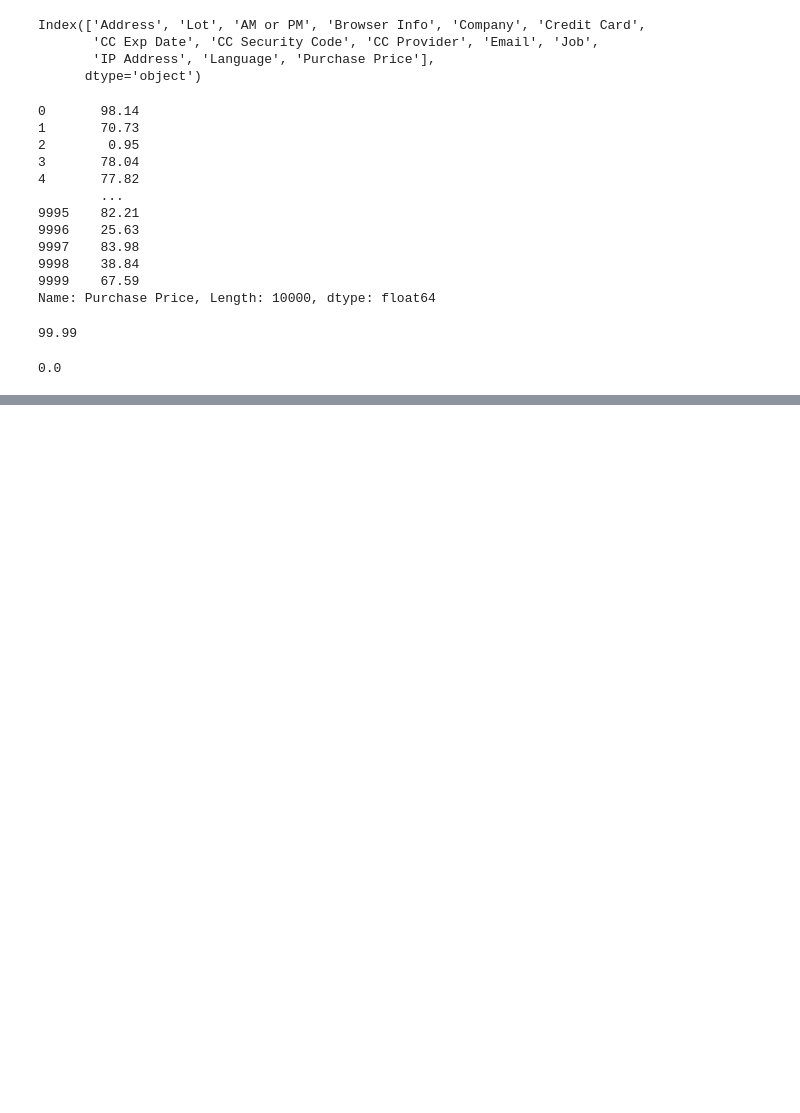
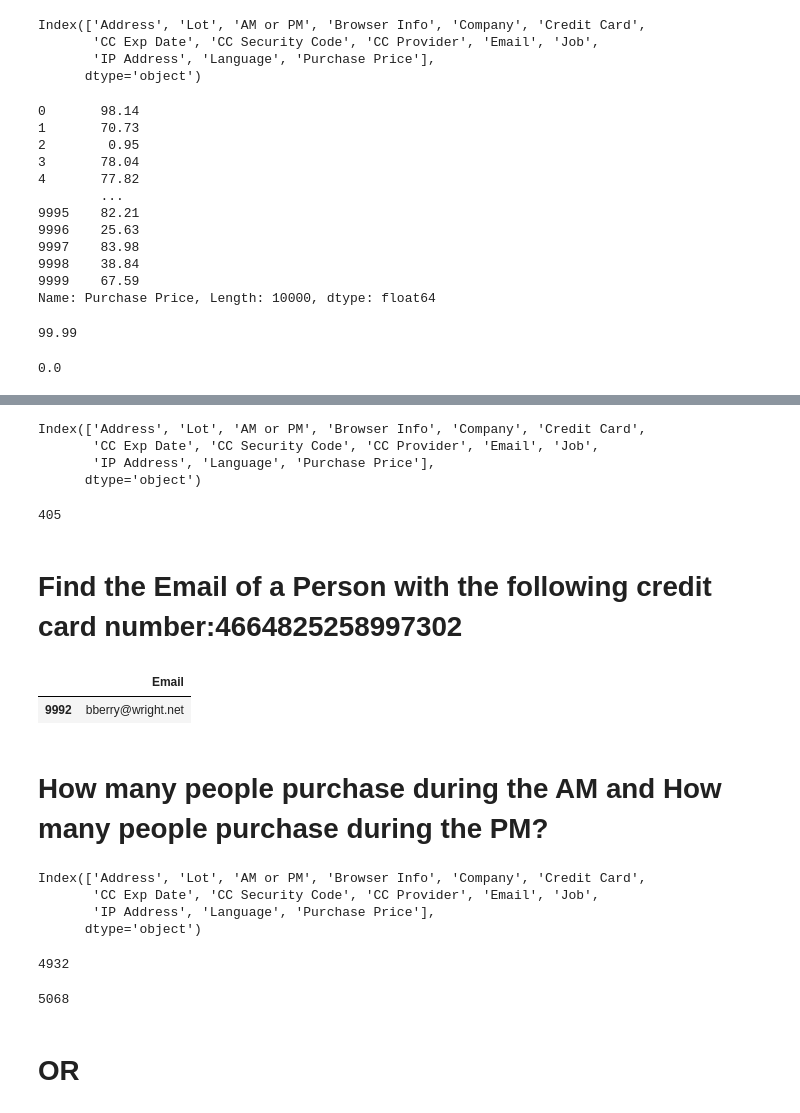
Before and after one commit to Abricos-gt/Data_Science_projects, a Jupyter notebook: pandas_project1.ipynb, the cells around one changed output, grey strips where cells are left out. Cells and saved outputs as stored; diff of their text form; code cells hidden in the pictures; blank space fills up the shorter version.

```diff
--- a/pandas_project1.ipynb
+++ b/pandas_project1.ipynb
@@ -187,0 +319,37 @@ df['Purchase Price'].min()
+# %%
+df.columns
+# %% [output]
+Index(['Address', 'Lot', 'AM or PM', 'Browser Info', 'Company', 'Credit Card',
+       'CC Exp Date', 'CC Security Code', 'CC Provider', 'Email', 'Job',
+       'IP Address', 'Language', 'Purchase Price'],
+      dtype='object')
+# %%
+len(df[(df['CC Provider'] == 'Mastercard') & (df['Purchase Price'] > 50)])
+# %% [output]
+405
+# %% [markdown]
+# Find the Email of a Person with the following credit card number:4664825258997302
+# %%
+df[df['Credit Card'] == 4664825258997302] [['Email']]
+# %% [output]
+|  | Email |
+| 9992 | bberry@wright.net |
+# %% [markdown]
+# How many people purchase during the AM and How many people purchase during the PM?
+# %%
+df.columns
+# %% [output]
+Index(['Address', 'Lot', 'AM or PM', 'Browser Info', 'Company', 'Credit Card',
+       'CC Exp Date', 'CC Security Code', 'CC Provider', 'Email', 'Job',
+       'IP Address', 'Language', 'Purchase Price'],
+      dtype='object')
+# %%
+len(df[df['AM or PM'] == 'AM'])
+# %% [output]
+4932
+# %%
+len(df[df['AM or PM'] == 'PM'])
+# %% [output]
+5068
+# %% [markdown]
+# OR
```
Also changed, not shown: parts of 25 cells of this notebook.
